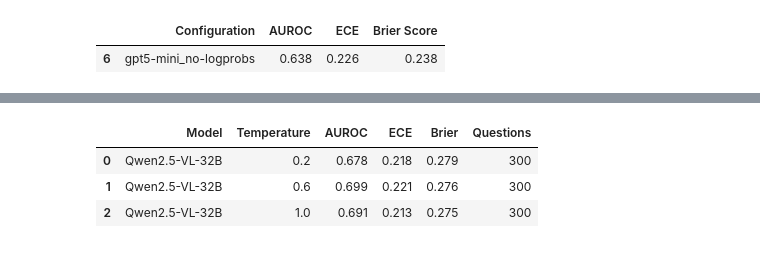
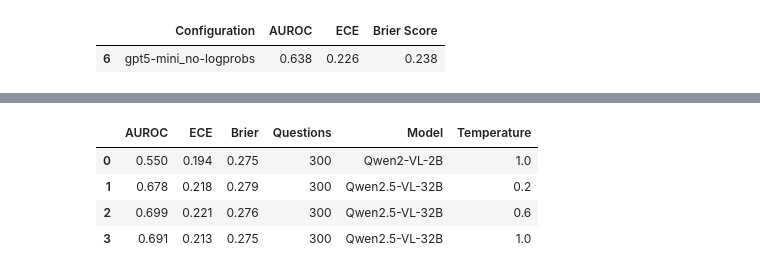
Before and after one commit to JoelvdR/medicalAI, a Jupyter notebook: Group15_[MAM11A_2026]_V&L_Practicum_Uncertainty_Final.ipynb, the cells around one changed output, grey strips where cells are left out. Drawn from its saved outputs; the diff is of its cells as text; code cells hidden in the pictures.

```diff
--- a/Group15_[MAM11A_2026]_V&L_Practicum_Uncertainty_Final.ipynb
+++ b/Group15_[MAM11A_2026]_V&L_Practicum_Uncertainty_Final.ipynb
@@ -1069,16 +1080,15 @@ Missing confidence: 0
 # %%
-results_all = []
 
-for file in files:
-    df = pd.read_csv(file, sep="\t")
-
-    df["parsed_logprobs"] = df["logprobs"].apply(ast.literal_eval)
-    df["label_confidence"] = df["parsed_logprobs"].apply(get_label_confidence)
-
+# Q10 - Majority-vote confidence and evaluation
+from sklearn.metrics import roc_auc_score
+def get_question_confidence(df):
     results = []
 
     for idx, group in df.groupby("index"):
-        labels = group["response"].str.extract(r"\[\s*([A-E])\s*\]")[0].dropna()
+
+        labels = group["response"].str.extract(
+            r"^\s*\[\s*([A-E])\s*\]"
+        )[0].dropna()
 
         if labels.empty:
             continue
@@ -1086,15 +1096,24 @@ for file in files:
         majority_label = Counter(labels).most_common(1)[0][0]
 
         matching = group[
-            group["response"].str.match(rf"^\s*\[\s*{majority_label}\s*\]")
-            ]
+            group["response"].str.match(
+                rf"^\s*\[\s*{majority_label}\s*\]",
+                na=False
+            )
+        ]
 
         results.append({
+            "index": idx,
+            "majority_label": majority_label,
             "confidence": matching["label_confidence"].mean(),
             "correct": int(majority_label == group["gold_label"].iloc[0])
         })
 
-    results_df = pd.DataFrame(results).dropna()
+    return pd.DataFrame(results)
+
+
+def evaluate_confidence(results_df):
+    results_df = results_df.dropna(subset=["confidence"])
 
     confidence = results_df["confidence"].to_numpy()
     correctness = results_df["correct"].to_numpy()
@@ -1116,14 +1135,50 @@ for file in files:
                 correctness[mask].mean() - confidence[mask].mean()
             )
 
-    results_all.append({
-        "Model": "Qwen2.5-VL-32B",
-        "Temperature": file.split("temp_")[-1].replace(".tsv", ""),
+    return {
         "AUROC": round(auroc, 3),
         "ECE": round(ece, 3),
         "Brier": round(brier, 3),
         "Questions": len(results_df)
-    })
+    }
 
-pd.DataFrame(results_all)
+
+# Evaluate all four configurations
+results_all = []
+
+for file in file_paths:
+    df = pd.read_csv(file, sep="\t")
+    df["parsed_logprobs"] = df["logprobs"].apply(ast.literal_eval)
+    df["label_confidence"] = df["parsed_logprobs"].apply(
+        get_label_confidence
+    )
+
+    question_results = get_question_confidence(df)
+    metrics = evaluate_confidence(question_results)
+
+    metrics["Model"] = (
+        "Qwen2.5-VL-32B" if "32B" in file else "Qwen2-VL-2B"
+    )
+    metrics["Temperature"] = file.split("temp_")[-1].replace(".tsv", "")
+
+    results_all.append(metrics)
+
+print("Evaluation results:")
+display(pd.DataFrame(results_all))
+
+
+# Illustrative individual responses from the 2B model
+print("\nHighest label-prefix confidence:")
+display(
+    df_raw.nlargest(1, "label_confidence")[
+        ["index", "response", "gold_label", "label_confidence"]
+    ]
+)
+
+print("\nLowest label-prefix confidence:")
+display(
+    df_raw.nsmallest(1, "label_confidence")[
+        ["index", "response", "gold_label", "label_confidence"]
+    ]
+)
 # %% [output]
@@ -1130,4 +1186,5 @@ pd.DataFrame(results_all)
-|  | Model | Temperature | AUROC | ECE | Brier | Questions |
-| 0 | Qwen2.5-VL-32B | 0.2 | 0.678 | 0.218 | 0.279 | 300 |
-| 1 | Qwen2.5-VL-32B | 0.6 | 0.699 | 0.221 | 0.276 | 300 |
-| 2 | Qwen2.5-VL-32B | 1.0 | 0.691 | 0.213 | 0.275 | 300 |
+|  | AUROC | ECE | Brier | Questions | Model | Temperature |
+| 0 | 0.550 | 0.194 | 0.275 | 300 | Qwen2-VL-2B | 1.0 |
+| 1 | 0.678 | 0.218 | 0.279 | 300 | Qwen2.5-VL-32B | 0.2 |
+| 2 | 0.699 | 0.221 | 0.276 | 300 | Qwen2.5-VL-32B | 0.6 |
+| 3 | 0.691 | 0.213 | 0.275 | 300 | Qwen2.5-VL-32B | 1.0 |
```
Also changed, not shown: parts of 5 cells of this notebook.
